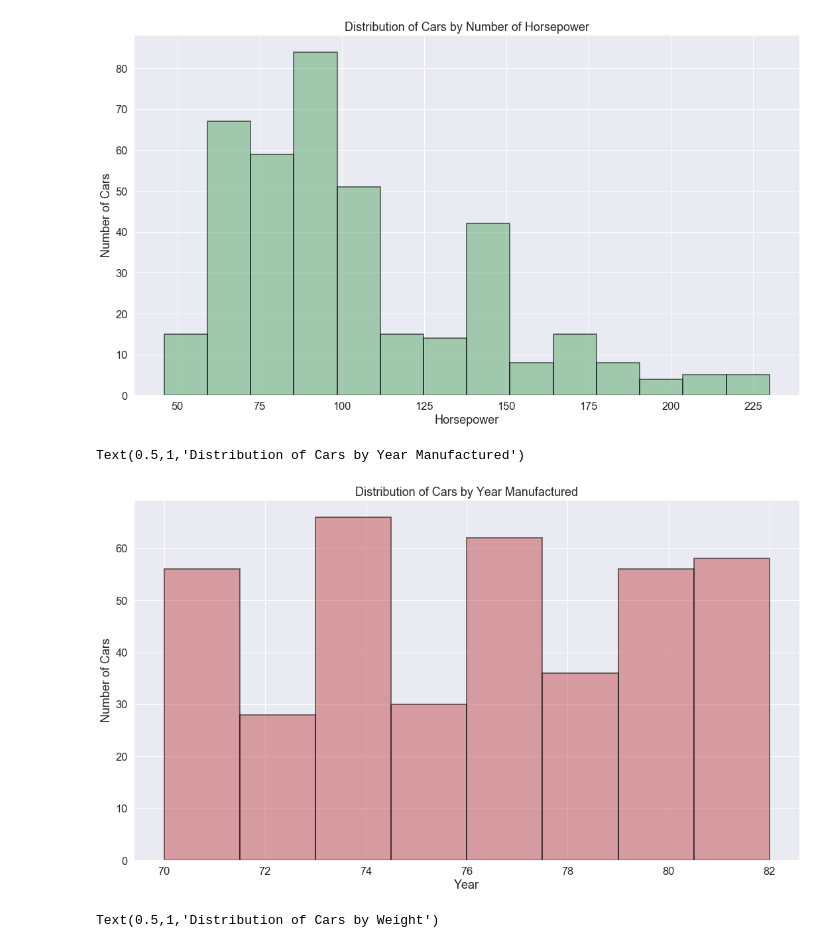
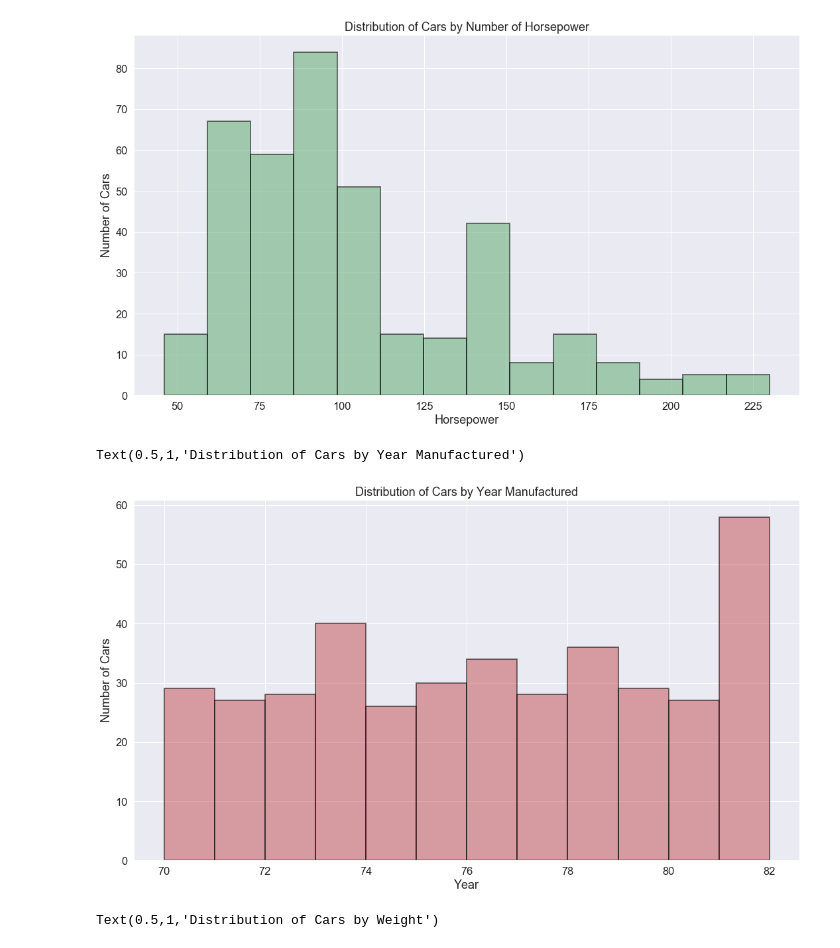
Before and after one commit to tharangni/SciViz, a Jupyter notebook: tharangni11611065.ipynb, the cells around one changed output. Drawn from its saved outputs; the diff is of its cells as text; code cells hidden in the pictures.

```diff
--- a/tharangni11611065.ipynb
+++ b/tharangni11611065.ipynb
@@ -251,15 +251,15 @@ Text(0.5,1,'Distribution of Cars by Number of Horsepower')
 [figure]
 # %%
 # distribution of number of cars by year manufactured
-# df["year"].plot.hist()
+# df["year"].plot(kind="hist")
 
-ax = sns.distplot(df["year"], hist=True, kde=False, hist_kws=dict(edgecolor="black", alpha=0.5, linewidth=2), color="r")
+ax = sns.distplot(df["year"], hist=True, kde=False, hist_kws=dict(edgecolor="black", alpha=0.5, linewidth=2), color="r", bins=12)
 ax.set_xlabel("Year")
 ax.set_ylabel("Number of Cars")
 ax.set_title("Distribution of Cars by Year Manufactured")
 # %% [output]
 Text(0.5,1,'Distribution of Cars by Year Manufactured')
-[figure, old version]
+[figure, new version]
 # %%
 # distribution of number of cars by weight
 # df["weigth"].plot.hist()
```
Also changed, not shown: parts of 8 cells of this notebook, 1 other file.
